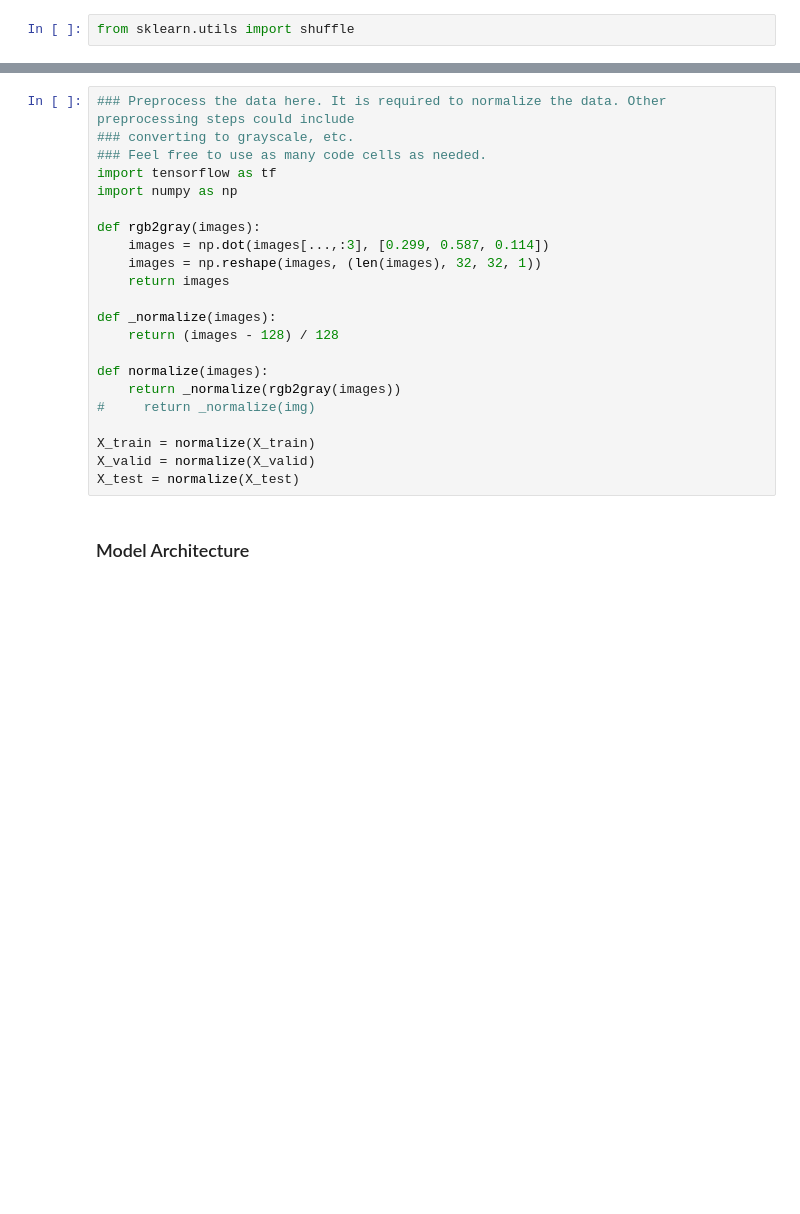
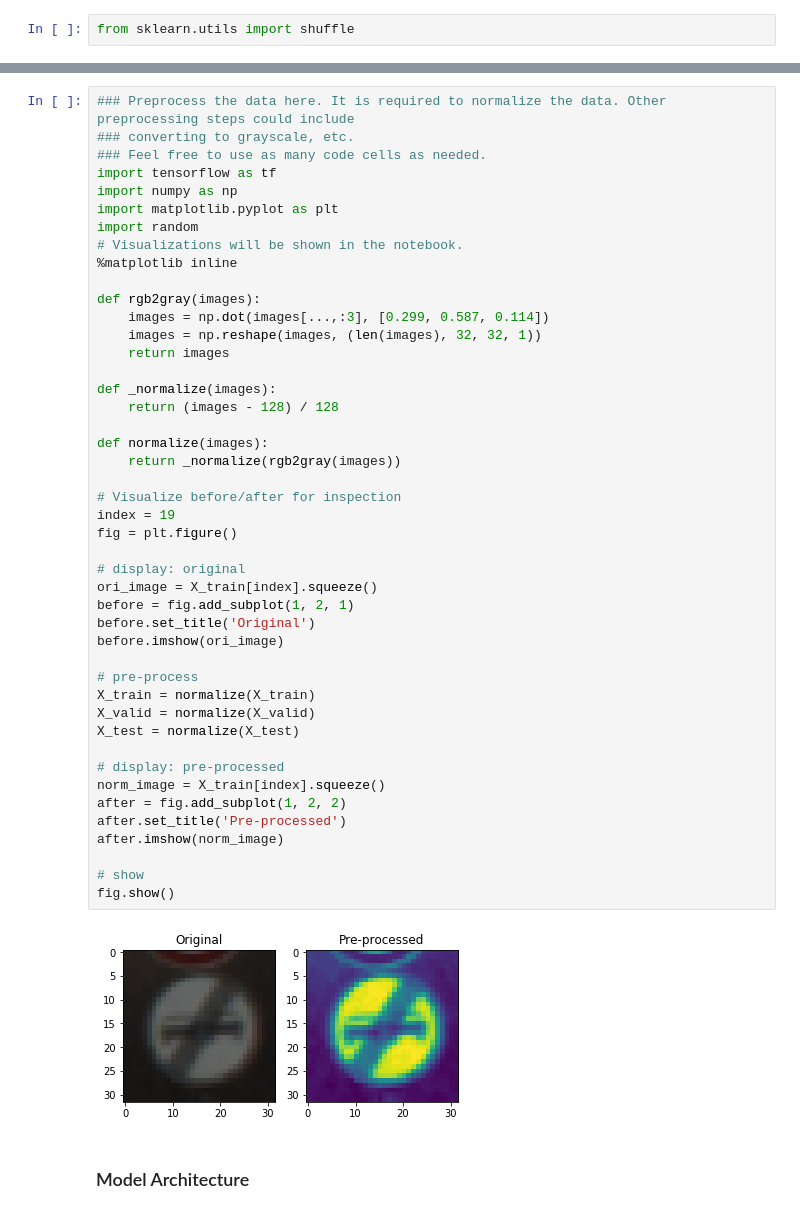
Before and after one commit to kyoungrok0517/CarND-Traffic-Sign-Classifier-Project, a Jupyter notebook: Traffic_Sign_Classifier.ipynb, the cells around one changed output, grey strips where cells are left out. Saved outputs shown, nothing was run; the diff lists cells and outputs as text; blank space fills up the shorter version.

```diff
--- a/Traffic_Sign_Classifier.ipynb
+++ b/Traffic_Sign_Classifier.ipynb
@@ -147,24 +184,49 @@ from sklearn.utils import shuffle
 # %%
 ### Preprocess the data here. It is required to normalize the data. Other preprocessing steps could include
 ### converting to grayscale, etc.
 ### Feel free to use as many code cells as needed.
 import tensorflow as tf
 import numpy as np
+import matplotlib.pyplot as plt
+import random
+# Visualizations will be shown in the notebook.
+%matplotlib inline
 
 def rgb2gray(images):
     images = np.dot(images[...,:3], [0.299, 0.587, 0.114])
     images = np.reshape(images, (len(images), 32, 32, 1))
     return images
 
 def _normalize(images):
     return (images - 128) / 128
 
 def normalize(images):
     return _normalize(rgb2gray(images))
-#     return _normalize(img)
 
+# Visualize before/after for inspection
+index = 19
+fig = plt.figure()
+
+# display: original
+ori_image = X_train[index].squeeze()
+before = fig.add_subplot(1, 2, 1)
+before.set_title('Original')
+before.imshow(ori_image)
+
+# pre-process
 X_train = normalize(X_train)
 X_valid = normalize(X_valid)
 X_test = normalize(X_test)
+
+# display: pre-processed
+norm_image = X_train[index].squeeze()
+after = fig.add_subplot(1, 2, 2)
+after.set_title('Pre-processed')
+after.imshow(norm_image)
+
+# show
+fig.show()
+# %% [output]
+[figure, added]
 # %% [markdown]
 ### Model Architecture
```
Also changed, not shown: parts of 17 cells of this notebook, 14 other files.
